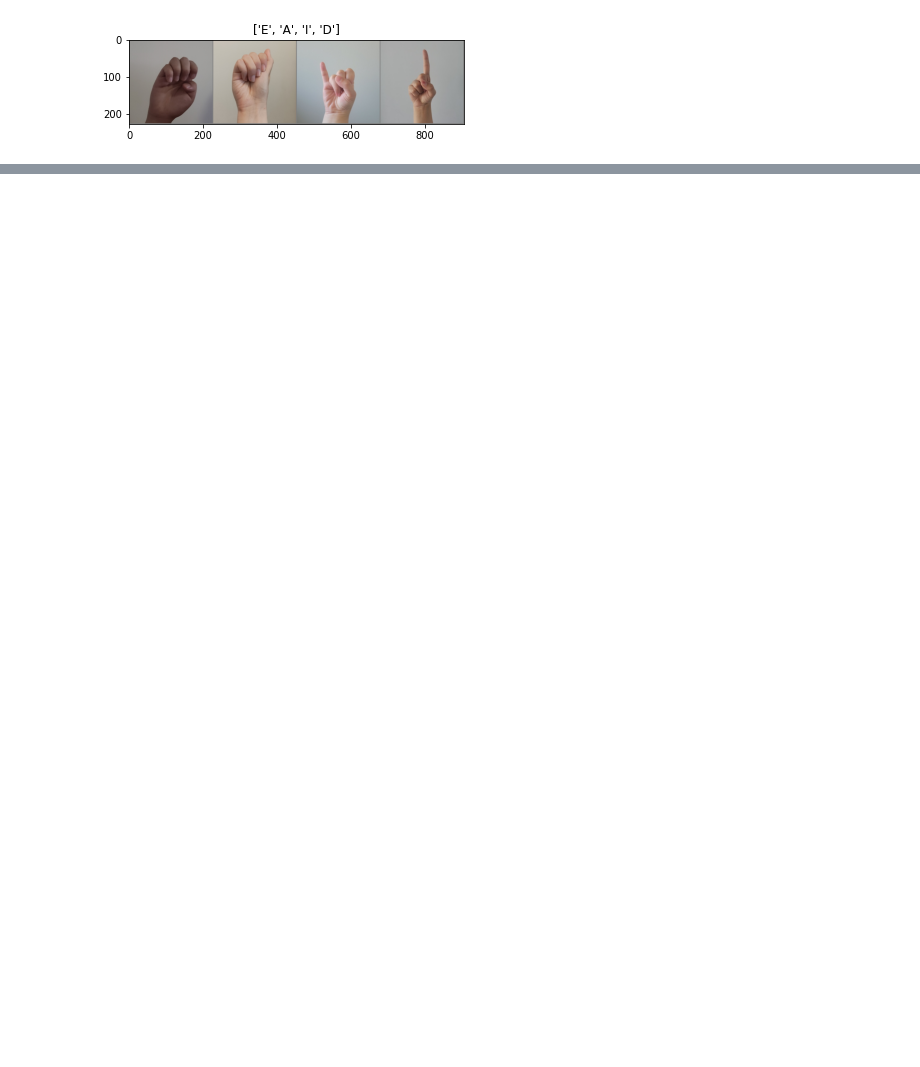
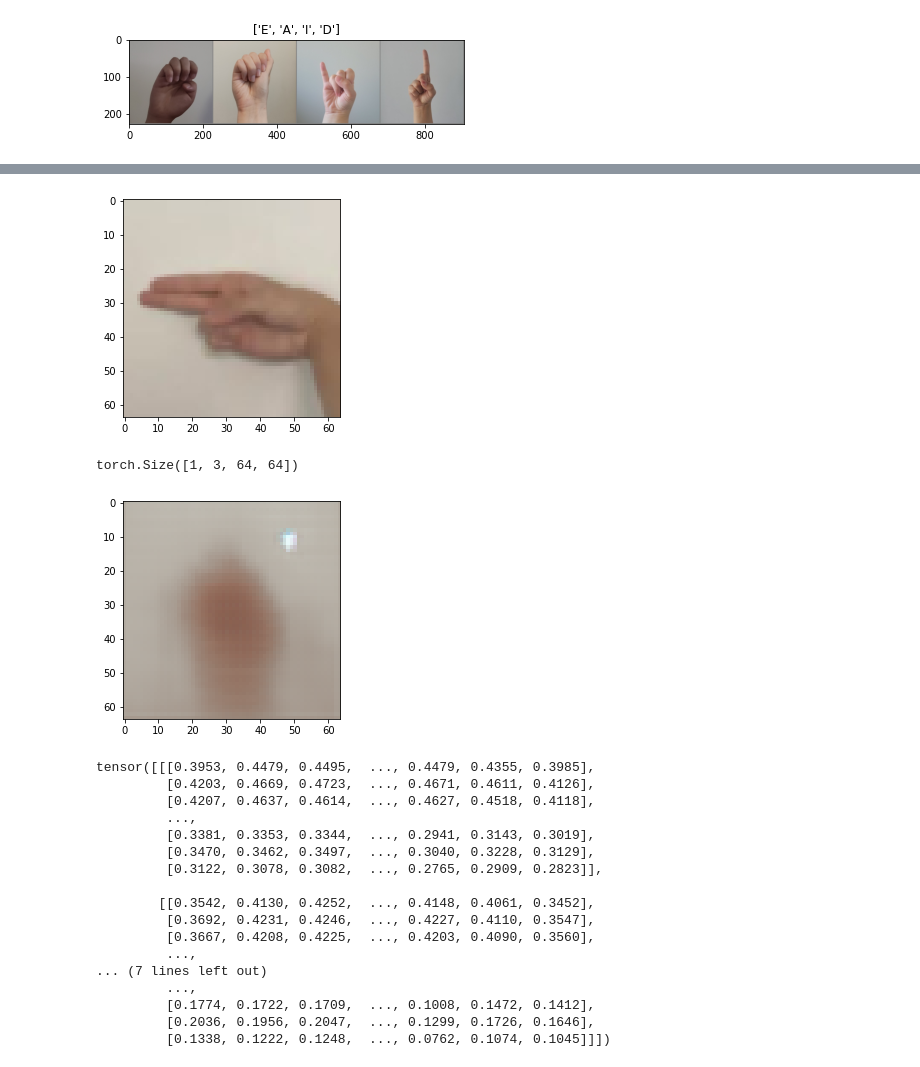
Before and after one commit to Ammar-V/APS360, a Jupyter notebook: train.ipynb, the cells around one changed output, grey strips where cells are left out. Saved outputs shown, nothing was run; the diff lists cells and outputs as text; code cells hidden in the pictures; blank space fills up the shorter version.

```diff
--- a/train.ipynb
+++ b/train.ipynb
@@ -31,6 +31,7 @@ class_names = {
 transform = transforms.Compose([
             # transforms.RandomHorizontalFlip(), # Flip the data horizontally
             transforms.ToPILImage(),
+            transforms.Resize(64),
             transforms.ToTensor(),
             transforms.Normalize(mean=(0.5,0.5,0.5), std=(0.5,0.5,0.5))
         ])
@@ -52,3 +53,5 @@ assert train_split + val_split + test_split == len(data)
 # Split the dataset randomely
 generator = torch.Generator().manual_seed(1)
 train, val, test = torch.utils.data.random_split(data, [train_split, val_split, test_split], generator=generator)
+
+len(train), len(val), len(test)
@@ -445,3 +619,18 @@ def train_network(model, batch_size=32, lr=0.005, momentum=0.9, num_epochs=30, c
     np.savetxt("{}_train_loss.csv".format(model_path), train_loss)
     np.savetxt("{}_val_err.csv".format(model_path), val_err)
     np.savetxt("{}_val_loss.csv".format(model_path), val_loss)
+# %%
+from torchvision import models
+
+
+model_ft = models.resnet18(pretrained=True) # IMAGENET1K_V1
+model_ft.name = 'resent_small'
+count = 0
+for param in model_ft.parameters():
+    # if count > 30:
+    #     break
+    param.requires_grad = False
+    count += 1
+
+print(count)
+num_ftrs = model_ft.fc.in_features
@@ -449,15 +849,17 @@ def train_network(model, batch_size=32, lr=0.005, momentum=0.9, num_epochs=30, c
 '''
 More epochs
 '''
+# net = VAENetSmall("ASL_small", transfer_model=None, transfer_ftrs=1000)
+net = VanillaVAE(3, 10)
+net.name = "vanilla"
 
-net = VAENet("ASL")
 
-batch = 1
-lr = 0.005
+batch = 64
+lr = 0.01
 m = 0.9
-epochs = 100
+epochs = 50
 
-train_network(net, batch_size=batch, lr=lr, momentum=m, num_epochs=epochs)
+train_network(net, batch_size=batch, lr=lr, momentum=m, num_epochs=epochs, cuda=True)
 model_path =  OUTPUT_DIR + get_model_name(net.name, batch, lr, m, epochs-1)
 plot_training_curve(model_path)
 # %% [output]
@@ -467,0 +885,36 @@ Epoch 3: Train err: 0.772838703064633, Train loss: 0.7191921799261956 | Validati
+# %%
+train_dl, val_dl, _ = get_data_loaders(batch_size=1)
+
+net.eval()
+net = net.to('cpu')
+for data in val_dl:
+    img, _, _ = data
+    imshow(img[0])
+
+    out = net(img)
+    out = out[0].detach()
+    print(out.shape)
+    imshow(out[0])
+    print(out[0])
+    break
+# %% [output]
+[figure, added]
+torch.Size([1, 3, 64, 64])
+[figure, added]
+tensor([[[0.3953, 0.4479, 0.4495,  ..., 0.4479, 0.4355, 0.3985],
+         [0.4203, 0.4669, 0.4723,  ..., 0.4671, 0.4611, 0.4126],
+         [0.4207, 0.4637, 0.4614,  ..., 0.4627, 0.4518, 0.4118],
+         ...,
+         [0.3381, 0.3353, 0.3344,  ..., 0.2941, 0.3143, 0.3019],
+         [0.3470, 0.3462, 0.3497,  ..., 0.3040, 0.3228, 0.3129],
+         [0.3122, 0.3078, 0.3082,  ..., 0.2765, 0.2909, 0.2823]],
+
+        [[0.3542, 0.4130, 0.4252,  ..., 0.4148, 0.4061, 0.3452],
+         [0.3692, 0.4231, 0.4246,  ..., 0.4227, 0.4110, 0.3547],
+         [0.3667, 0.4208, 0.4225,  ..., 0.4203, 0.4090, 0.3560],
+         ...,
+... (7 lines left out)
+         ...,
+         [0.1774, 0.1722, 0.1709,  ..., 0.1008, 0.1472, 0.1412],
+         [0.2036, 0.1956, 0.2047,  ..., 0.1299, 0.1726, 0.1646],
+         [0.1338, 0.1222, 0.1248,  ..., 0.0762, 0.1074, 0.1045]]])
```
Also changed, not shown: parts of 12 cells of this notebook.
